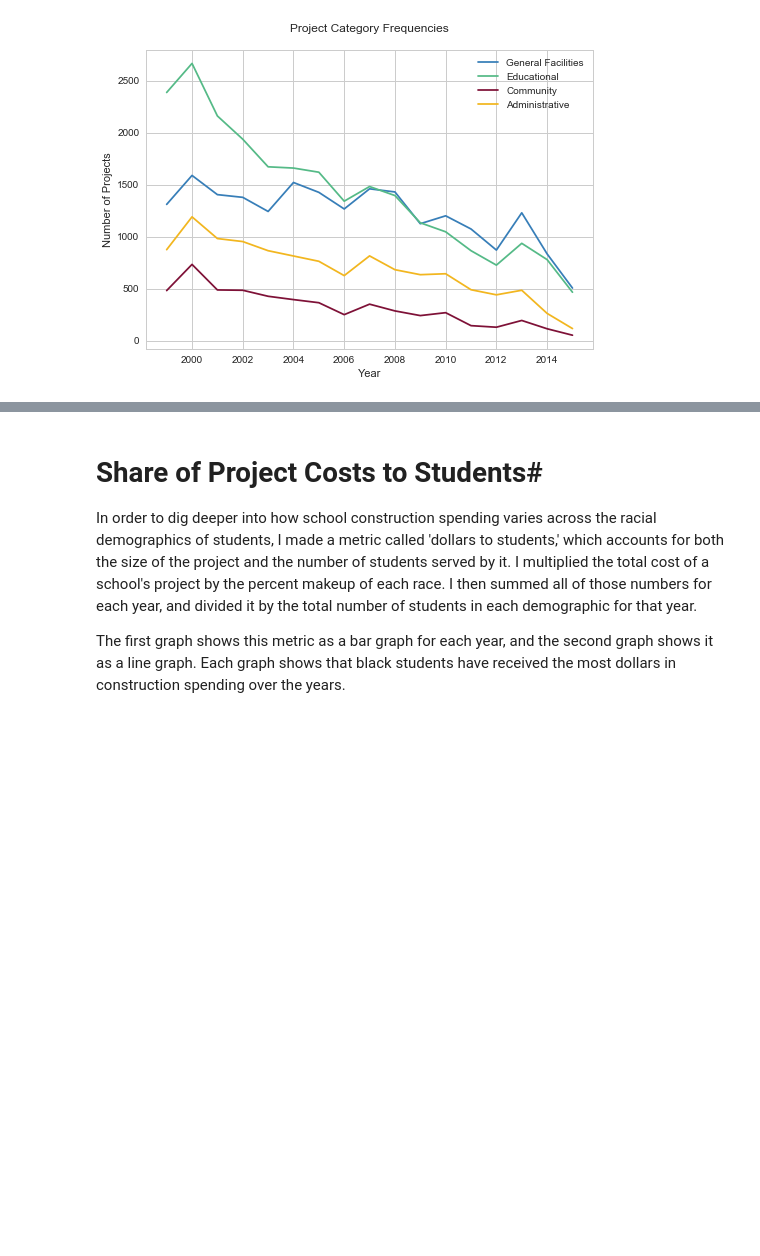
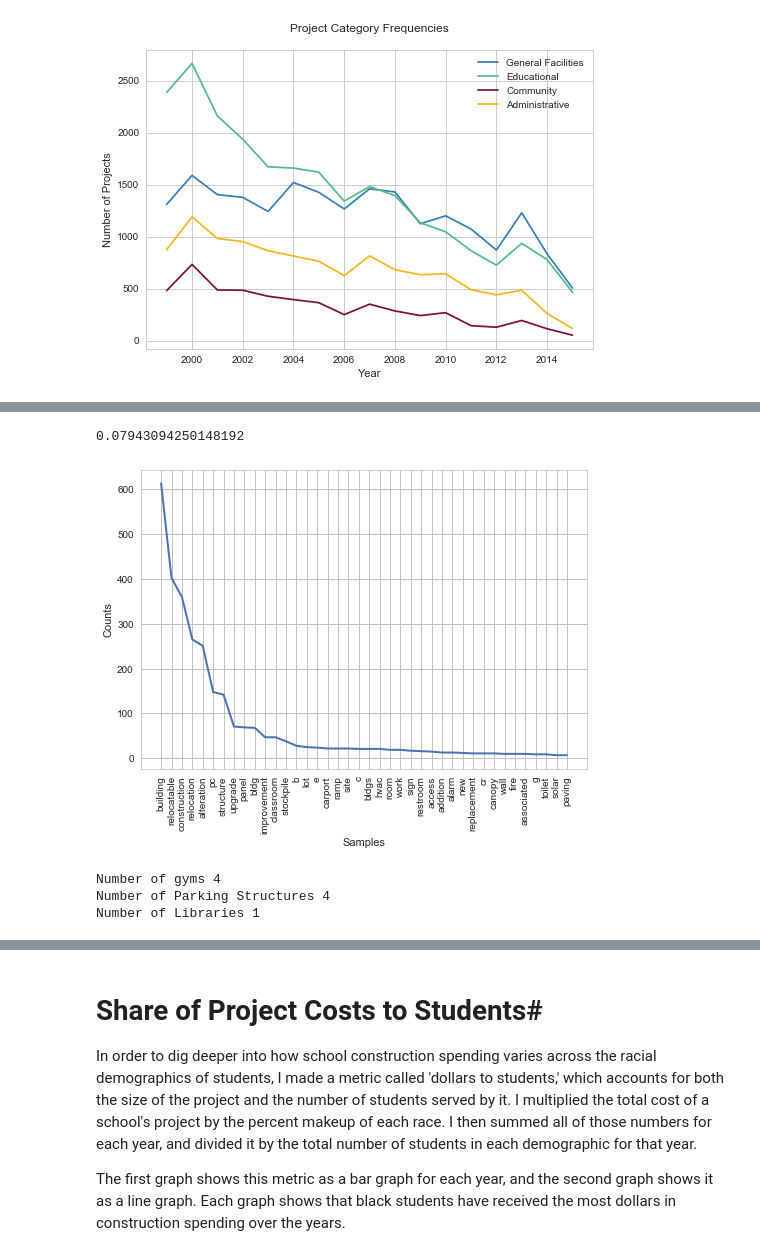
Before and after one commit to semcguin/141_FinalProject, a Jupyter notebook: Final_Presentation.ipynb, the cells around one changed output, grey strips where cells are left out. Drawn from its saved outputs; the diff is of its cells as text; code cells hidden in the pictures; blank space fills up the shorter version.

```diff
--- a/Final_Presentation.ipynb
+++ b/Final_Presentation.ipynb
@@ -169,0 +221,38 @@ plt.show()
+# %%
+from __future__ import division
+corp = [wordlists.raw(f) for f in wordlists.fileids()[1:]]
+corp = [nltk.word_tokenize(g.lower()) for g in corp]
+corp = [item for sublist in corp for item in sublist]
+corp = [word for word in corp if word.isalpha()]
+#remove stopwords
+stopwords = nltk.corpus.stopwords.words('english')
+corp = [t for t in corp if t.lower() not in stopwords]
+
+#After stemming and lemmatizing, only 3.6% of words are unique
+porter = nltk.PorterStemmer()
+corpstemmed = [porter.stem(t) for t in corp]
+wnl = nltk.WordNetLemmatizer()
+corp = [wnl.lemmatize(t) for t in corp]
+len(set(corp))/len(corp)
+# %% [output]
+0.07943094250148192
+# %%
+#Find the 50 most common words
+fdist1 = FreqDist(corp)
+fdist1.most_common(30)
+fdist1.plot(40)
+# %% [output]
+[figure, added]
+# %%
+gym = [thing for thing in corp if "gym" in thing]
+print "Number of gyms", len(gym)
+
+park = [thing for thing in corp if "parking" in thing]
+print "Number of Parking Structures", len(park)
+
+lib = [thing for thing in corp if "library" in thing]
+print "Number of Libraries", len(lib)
+# %% [output]
+Number of gyms 4
+Number of Parking Structures 4
+Number of Libraries 1
```
Also changed, not shown: parts of 15 cells of this notebook.
